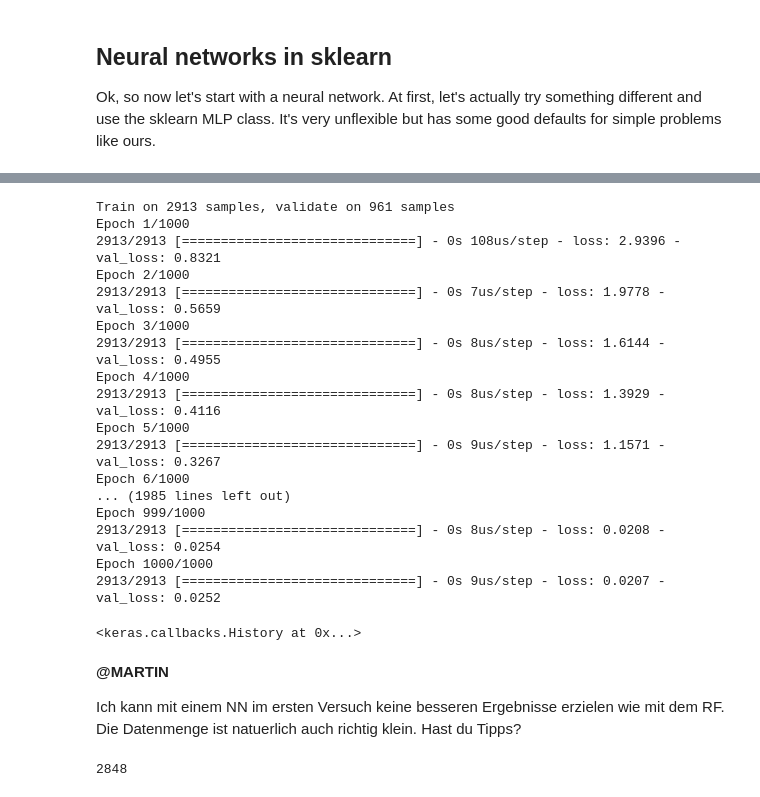
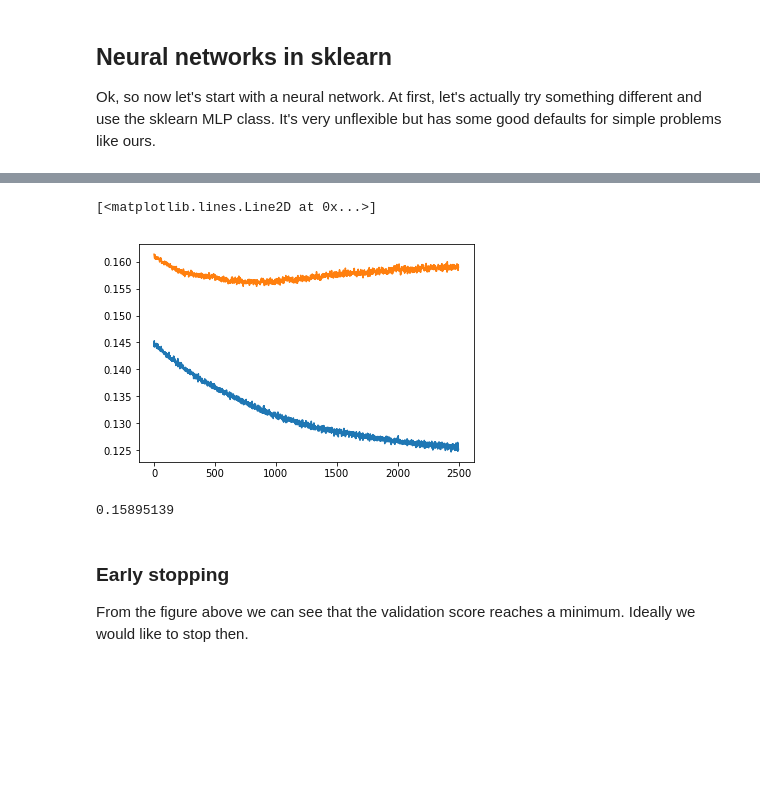
Before and after one commit to waves2weather/W2W-ML-Workshop, a Jupyter notebook: nb5_ml-windfarm.ipynb, the cells around one changed output, grey strips where cells are left out. Cells and saved outputs as stored; diff of their text form; code cells hidden in the pictures; blank space fills up the shorter version.

```diff
--- a/nb5_ml-windfarm.ipynb
+++ b/nb5_ml-windfarm.ipynb
@@ -221,7 +257,8 @@ Train R2 =  0.4836062585782892 , Valid R2 =  0.28904653812289294 , Valid RMSE =
 # %%
 nn = Sequential([
-    Dense(256, input_shape=(X_train.shape[1],)),
-    Dropout(0.5),
+    Dense(32, input_shape=(X_train.shape[1],), activation='tanh'),
+    Dropout(0.2),
+    Dense(32, activation='tanh'),
     Dense(y_train.shape[1], activation='linear')
 ])
 # %%
@@ -243,31 +282,19 @@ _________________________________________________________________
 # %%
 nn.compile(Adam(1e-3), 'mse')
 # %%
-nn.fit(X_train, y_train, 1024, epochs=1000, validation_data=(X_valid, y_valid))
+h = nn.fit(X_train, y_train, 1024, epochs=3000, validation_data=(X_valid, y_valid), verbose=0)
-# %% [output]
-Train on 2913 samples, validate on 961 samples
-Epoch 1/1000
-2913/2913 [==============================] - 0s 108us/step - loss: 2.9396 - val_loss: 0.8321
-Epoch 2/1000
-2913/2913 [==============================] - 0s 7us/step - loss: 1.9778 - val_loss: 0.5659
-Epoch 3/1000
-2913/2913 [==============================] - 0s 8us/step - loss: 1.6144 - val_loss: 0.4955
-Epoch 4/1000
-2913/2913 [==============================] - 0s 8us/step - loss: 1.3929 - val_loss: 0.4116
-Epoch 5/1000
-2913/2913 [==============================] - 0s 9us/step - loss: 1.1571 - val_loss: 0.3267
-Epoch 6/1000
-... (1985 lines left out)
-Epoch 999/1000
-2913/2913 [==============================] - 0s 8us/step - loss: 0.0208 - val_loss: 0.0254
-Epoch 1000/1000
-2913/2913 [==============================] - 0s 9us/step - loss: 0.0207 - val_loss: 0.0252
-<keras.callbacks.History at 0x...>
-# %% [markdown]
-**@MARTIN**
-
-Ich kann mit einem NN im ersten Versuch keine besseren Ergebnisse erzielen wie mit dem RF. Die Datenmenge ist natuerlich auch richtig klein. Hast du Tipps?
-# %%
-356*24//3
-# %% [output]
-2848
+# %%
+plt.plot(np.sqrt(h.history['loss'][500:]))
+plt.plot(np.sqrt(h.history['val_loss'][500:]))
+#plt.yscale('log')
+# %% [output]
+[<matplotlib.lines.Line2D at 0x...>]
+[figure, added]
+# %%
+rmse(y_valid, nn.predict(X_valid, 10000))
+# %% [output]
+0.15895139
+# %% [markdown]
+### Early stopping
+
+From the figure above we can see that the validation score reaches a minimum. Ideally we would like to stop then.
```
Also changed, not shown: parts of 39 cells of this notebook, 2 other files.
